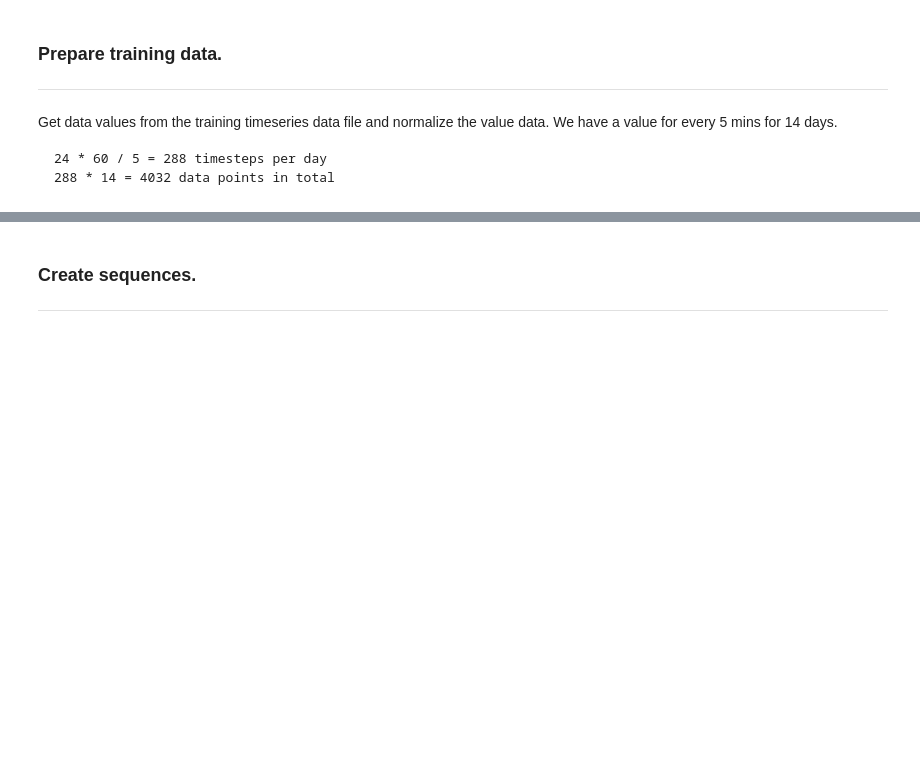
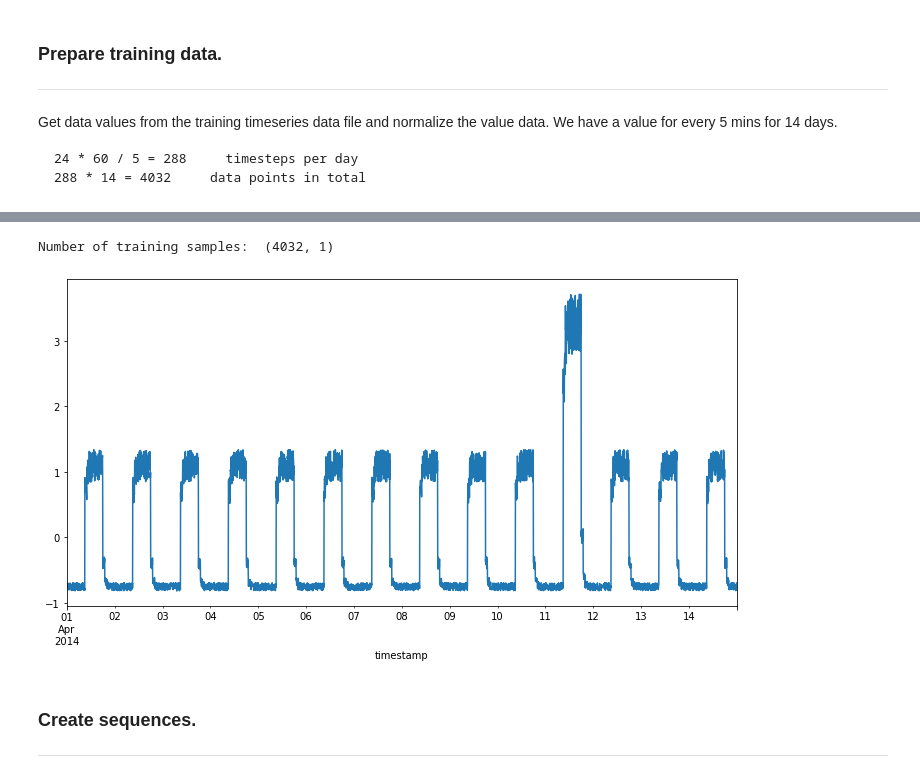
Before and after one commit to DracoNibilis/Machine-Learning-and-Statistic, a Jupyter notebook: anomaly-detection.ipynb, the cells around one changed output, grey strips where cells are left out. Saved outputs shown, nothing was run; the diff lists cells and outputs as text; code cells hidden in the pictures; blank space fills up the shorter version.

Commit message:
train

```diff
--- a/anomaly-detection.ipynb
+++ b/anomaly-detection.ipynb
@@ -113,3 +135,15 @@ Number of training samples:  4032
+# %%
+# Check number of training data.
+print("Number of training samples: ", df_train_vals.shape)
+# %% [output]
+Number of training samples:  (4032, 1)
+# %%
+# Plot training data.
+fig, ax = plt.subplots(figsize=(12,6))
+df_train.plot(legend=False, ax=ax)
+plt.show()
+# %% [output]
+[figure, added]
 # %% [markdown]
 ### Create sequences.
 ***
```
Also changed, not shown: parts of 34 cells of this notebook.
